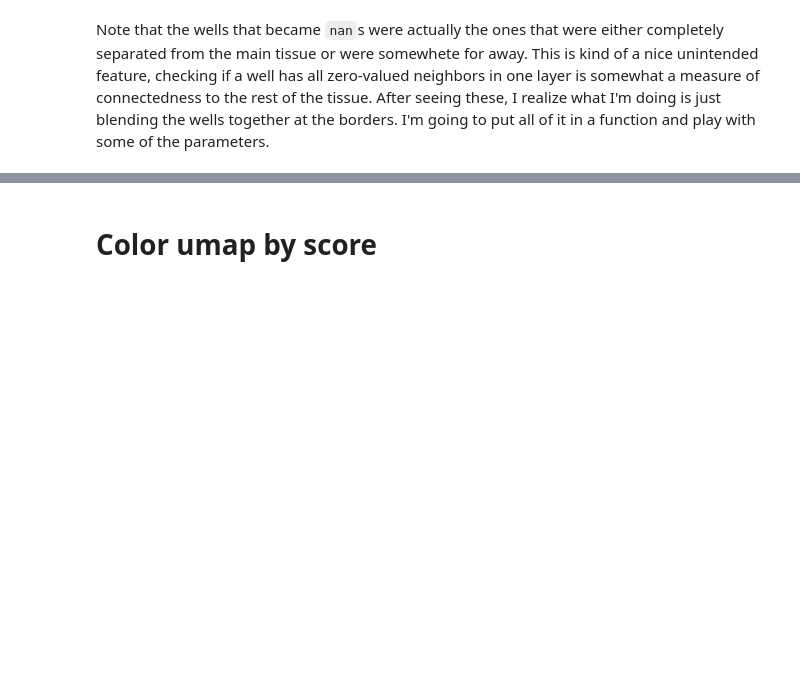
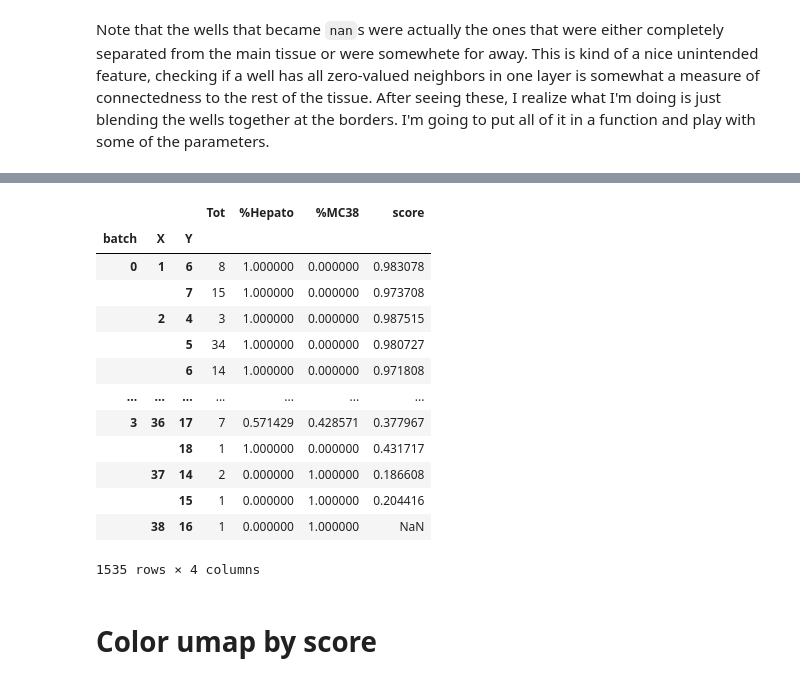
Before and after one commit to yelabucsf/spatial, a Jupyter notebook: spatial.notebooks/hex.images.analysis.ipynb, the cells around one changed output, grey strips where cells are left out. Drawn from its saved outputs; the diff is of its cells as text; code cells hidden in the pictures; blank space fills up the shorter version.

```diff
--- a/spatial.notebooks/hex.images.analysis.ipynb
+++ b/spatial.notebooks/hex.images.analysis.ipynb
@@ -493,3 +503,20 @@ Plotting.
+# %%
+nonzero
+# %% [output]
+|  |  |  | Tot | %Hepato | %MC38 | score |
+| batch | X | Y |  |  |  |  |
+| 0 | 1 | 6 | 8 | 1.000000 | 0.000000 | 0.983078 |
+|  |  | 7 | 15 | 1.000000 | 0.000000 | 0.973708 |
+|  | 2 | 4 | 3 | 1.000000 | 0.000000 | 0.987515 |
+|  |  | 5 | 34 | 1.000000 | 0.000000 | 0.980727 |
+|  |  | 6 | 14 | 1.000000 | 0.000000 | 0.971808 |
+| ... | ... | ... | ... | ... | ... | ... |
+| 3 | 36 | 17 | 7 | 0.571429 | 0.428571 | 0.377967 |
+|  |  | 18 | 1 | 1.000000 | 0.000000 | 0.431717 |
+|  | 37 | 14 | 2 | 0.000000 | 1.000000 | 0.186608 |
+|  |  | 15 | 1 | 0.000000 | 1.000000 | 0.204416 |
+|  | 38 | 16 | 1 | 0.000000 | 1.000000 | NaN |
+1535 rows × 4 columns
 # %%
 nonzero_keep = nonzero[np.isnan(nonzero['score'].values) == False].copy()
 # %% [markdown]
```
Also changed, not shown: parts of 16 cells of this notebook, 19 other files.
